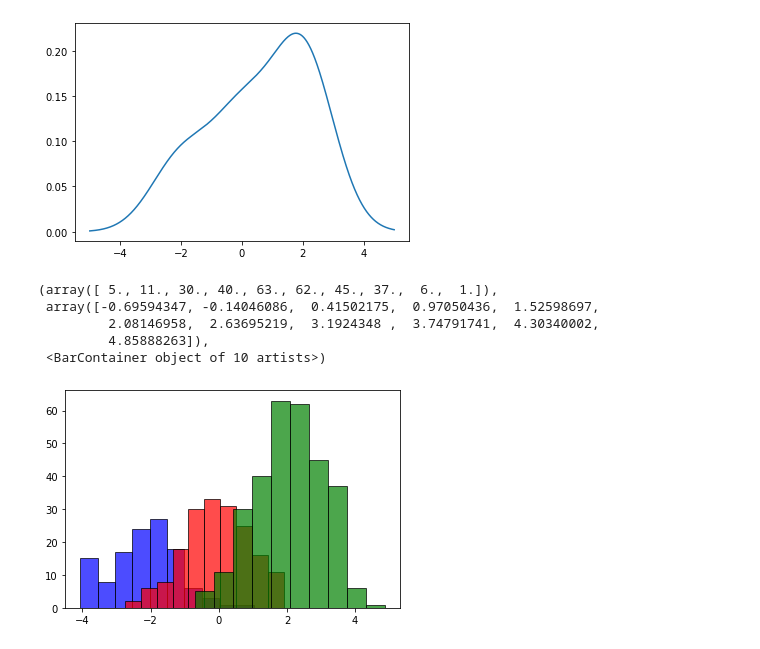
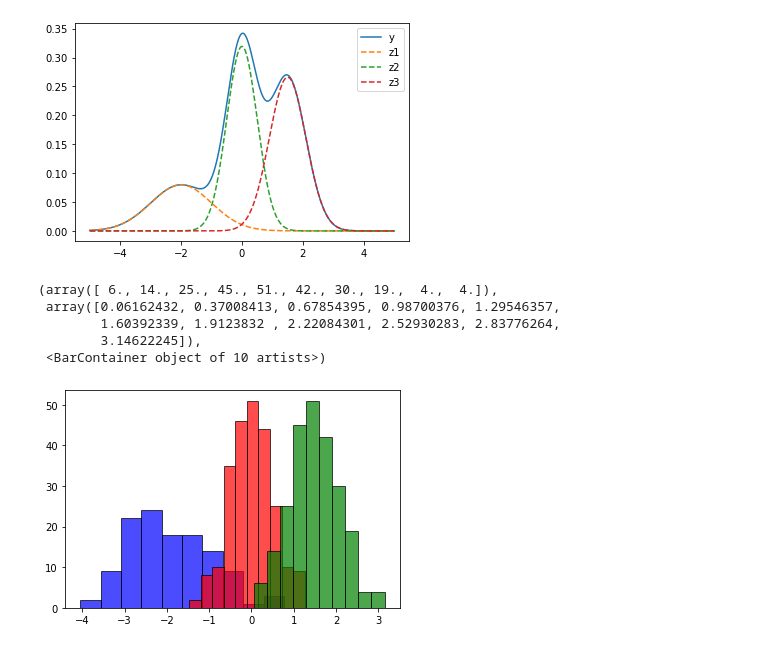
Before and after one commit to IXIXVI/graduate-first-year-homework, a Jupyter notebook: EMtest.ipynb, the cells around one changed output. Saved outputs shown, nothing was run; the diff lists cells and outputs as text; code cells hidden in the pictures.

```diff
--- a/EMtest.ipynb
+++ b/EMtest.ipynb
@@ -5,9 +5,9 @@ from matplotlib import pyplot as plt
 # %%
 K=3
 num=600
-weight=[0.2,0.3,0.5]
-mean=[-2,0,2]
-covs=[1,1,1]#标准差
+weight=[0.2,0.4,0.4]
+mean=[-2,0,1.5]
+covs=[1,0.5,0.6]#标准差
 Theta=np.array([weight,mean,covs])
 # %%
 aa=np.random.normal(mean[0],covs[0],int(num*weight[0]))
@@ -19,7 +19,7 @@ data=np.hstack((aa,bb,cc))
 def normal(x,theta):
     mu=theta[0]
     s=theta[1]#标准差
-    result=(1/(np.sqrt(2*np.pi)*s))*np.exp(-1*(x-mu)*(x-mu)/(2*s**2))
+    result=(1/(np.sqrt(2*np.pi)*s))*np.exp(-1*(x-mu)**2/(2*s**2))
     return result
 # %%
 def EM(X,theta):
@@ -65,20 +81,26 @@ array([[ 0.15195019,  0.57618599,  0.27186382],
 # %%
 x = np.linspace(-5,5,2000) # 从0到1，等分50分
 y = weight[0]*normal(x,Theta[1:,0])+weight[1]*normal(x,Theta[1:,1])+weight[2]*normal(x,Theta[1:,2])
-
+z1 = weight[0]*normal(x,Theta[1:,0])
+z2 = weight[1]*normal(x,Theta[1:,1])
+z3 = weight[2]*normal(x,Theta[1:,2])
 plt.figure() # 定义一个图像窗口
-plt.plot(x, y) # 绘制曲线 y
+plt.plot(x,y) # 绘制曲线 y
+plt.plot(x,z1,linestyle='--')
+plt.plot(x,z2,linestyle='--')
+plt.plot(x,z3,linestyle='--')
+plt.legend(['y','z1','z2','z3',])
 plt.show()
 # %% [output]
-[figure, old version]
+[figure, new version]
 # %%
 plt.hist(aa, bins=10,  facecolor="blue", edgecolor="black", alpha=0.7)
 plt.hist(bb, bins=10,  facecolor="red", edgecolor="black", alpha=0.7)
 plt.hist(cc, bins=10, facecolor="green", edgecolor="black", alpha=0.7)
 # %% [output]
-(array([ 5., 11., 30., 40., 63., 62., 45., 37.,  6.,  1.]),
- array([-0.69594347, -0.14046086,  0.41502175,  0.97050436,  1.52598697,
-         2.08146958,  2.63695219,  3.1924348 ,  3.74791741,  4.30340002,
-         4.85888263]),
+(array([ 6., 14., 25., 45., 51., 42., 30., 19.,  4.,  4.]),
+ array([0.06162432, 0.37008413, 0.67854395, 0.98700376, 1.29546357,
+        1.60392339, 1.9123832 , 2.22084301, 2.52930283, 2.83776264,
+        3.14622245]),
  <BarContainer object of 10 artists>)
-[figure, old version]
+[figure, new version]
```
Also changed, not shown: parts of 4 cells of this notebook, 4 other files.
